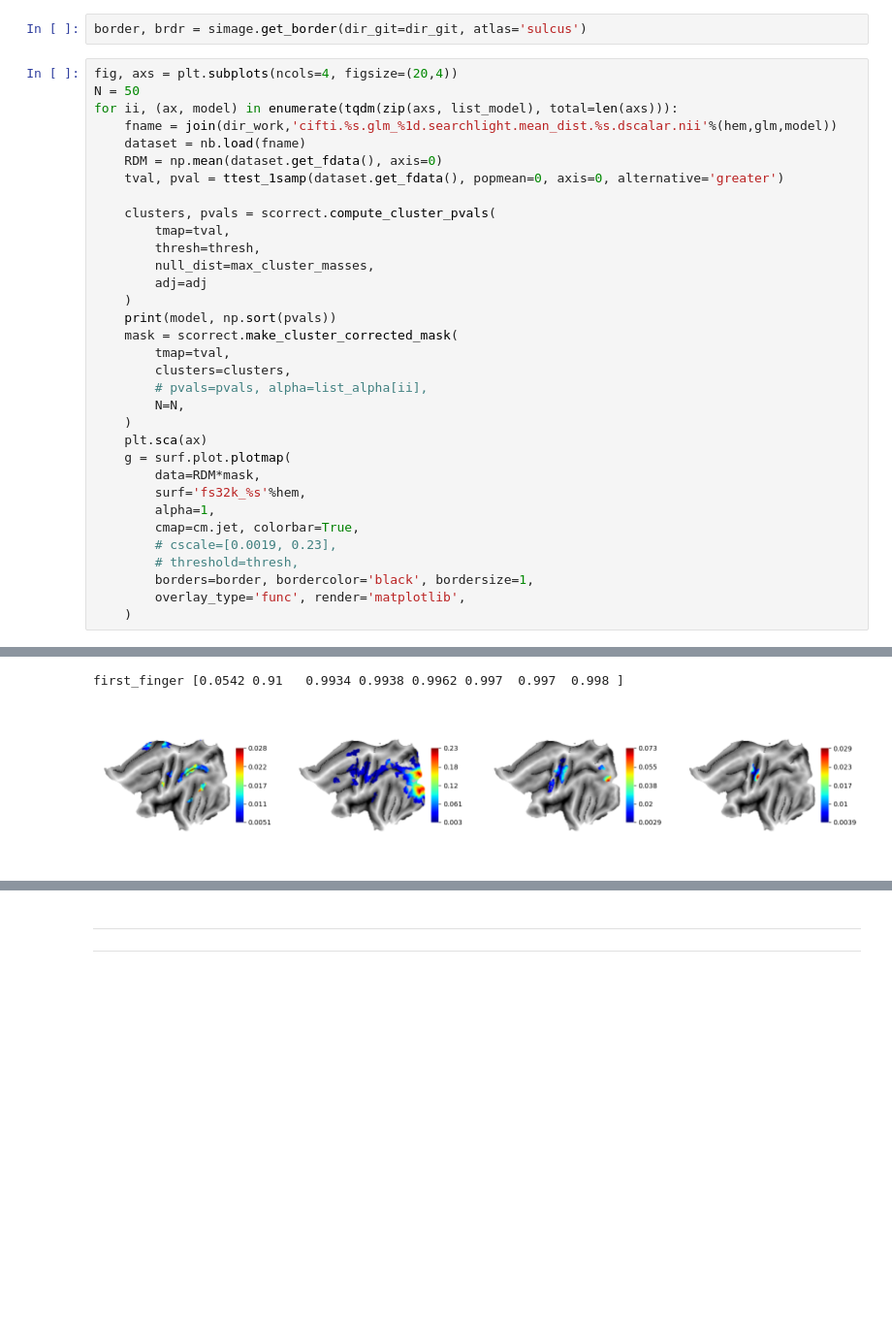
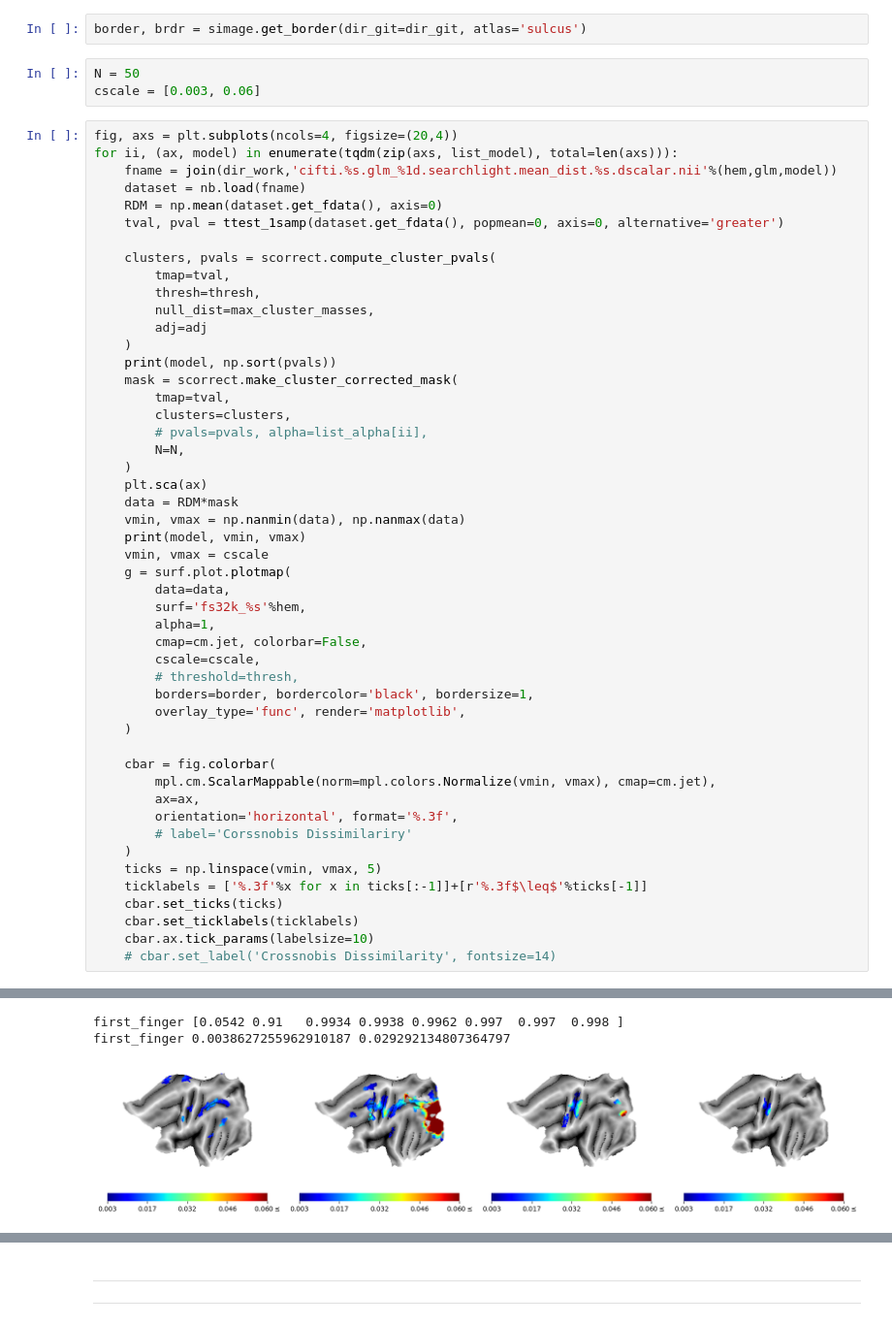
Before and after one commit to psb629/SeqSpatialSupp_fMRI, a Jupyter notebook: Notebook/cluster-based_correction.glm_1.searchlight.ipynb, the cells around one changed output, grey strips where cells are left out. Shown at 97% size. Drawn from its saved outputs; the diff is of its cells as text; blank space fills up the shorter version.

```diff
--- a/Notebook/cluster-based_correction.glm_1.searchlight.ipynb
+++ b/Notebook/cluster-based_correction.glm_1.searchlight.ipynb
@@ -164,9 +164,11 @@ plt.rcParams['axes.edgecolor'] = 'none'
 plt.rcParams['patch.edgecolor'] = 'none'
 # %%
 border, brdr = simage.get_border(dir_git=dir_git, atlas='sulcus')
+# %%
+N = 50
+cscale = [0.003, 0.06]
 # %%
 fig, axs = plt.subplots(ncols=4, figsize=(20,4))
-N = 50
 for ii, (ax, model) in enumerate(tqdm(zip(axs, list_model), total=len(axs))):
     fname = join(dir_work,'cifti.%s.glm_%1d.searchlight.mean_dist.%s.dscalar.nii'%(hem,glm,model))
     dataset = nb.load(fname)
@@ -187,16 +189,33 @@ for ii, (ax, model) in enumerate(tqdm(zip(axs, list_model), total=len(axs))):
         N=N,
     )
     plt.sca(ax)
+    data = RDM*mask
+    vmin, vmax = np.nanmin(data), np.nanmax(data)
+    print(model, vmin, vmax)
+    vmin, vmax = cscale
     g = surf.plot.plotmap(
-        data=RDM*mask,
+        data=data,
         surf='fs32k_%s'%hem,
         alpha=1,
-        cmap=cm.jet, colorbar=True,
-        # cscale=[0.0019, 0.23],
+        cmap=cm.jet, colorbar=False,
+        cscale=cscale,
         # threshold=thresh,
         borders=border, bordercolor='black', bordersize=1,
         overlay_type='func', render='matplotlib',
     )
+
+    cbar = fig.colorbar(
+        mpl.cm.ScalarMappable(norm=mpl.colors.Normalize(vmin, vmax), cmap=cm.jet),
+        ax=ax,
+        orientation='horizontal', format='%.3f',
+        # label='Corssnobis Dissimilariry'
+    )
+    ticks = np.linspace(vmin, vmax, 5)
+    ticklabels = ['%.3f'%x for x in ticks[:-1]]+[r'%.3f$\leq$'%ticks[-1]]
+    cbar.set_ticks(ticks)
+    cbar.set_ticklabels(ticklabels)
+    cbar.ax.tick_params(labelsize=10)
+    # cbar.set_label('Crossnobis Dissimilarity', fontsize=14)
 # %% [output]
 letter [0.0308 0.2962 0.315  0.3856 0.4444 0.5746 0.6094 0.6656 0.6846 0.7614
  0.8286 0.8286 0.844  0.851  0.8662 0.8734 0.8976 0.9    0.9014 0.9032
@@ -227,4 +249,5 @@ across [0.0228 0.1884 0.5972 0.6168 0.6222 0.7346 0.782  0.7966 0.802  0.8286
 first_finger [0.0542 0.91   0.9934 0.9938 0.9962 0.997  0.997  0.998 ]
+first_finger 0.0038627255962910187 0.029292134807364797
-[figure, old version]
+[figure, new version]
 # %%
 fig.savefig(
```
Also changed, not shown: parts of 6 cells of this notebook, 8 other files.
